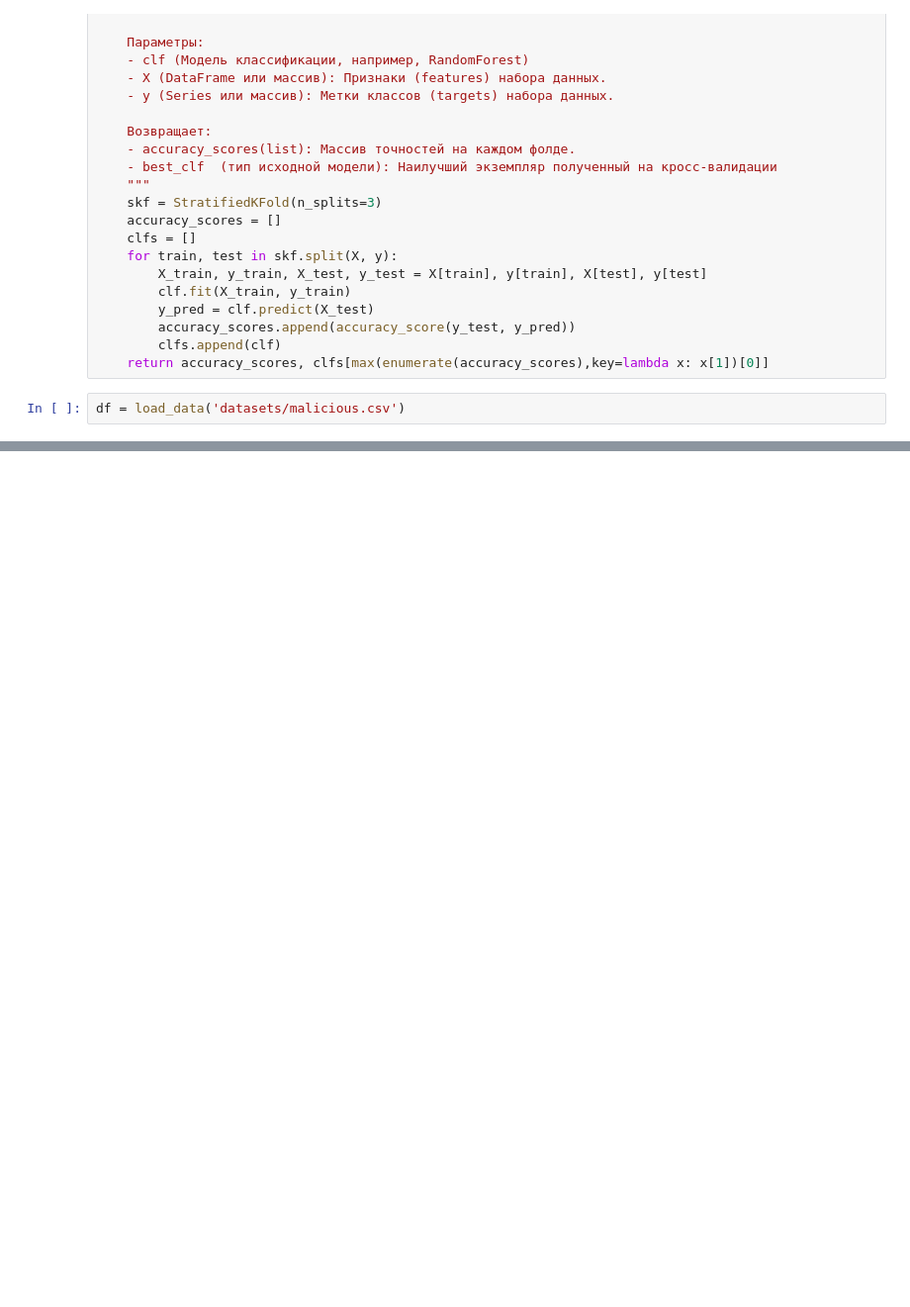
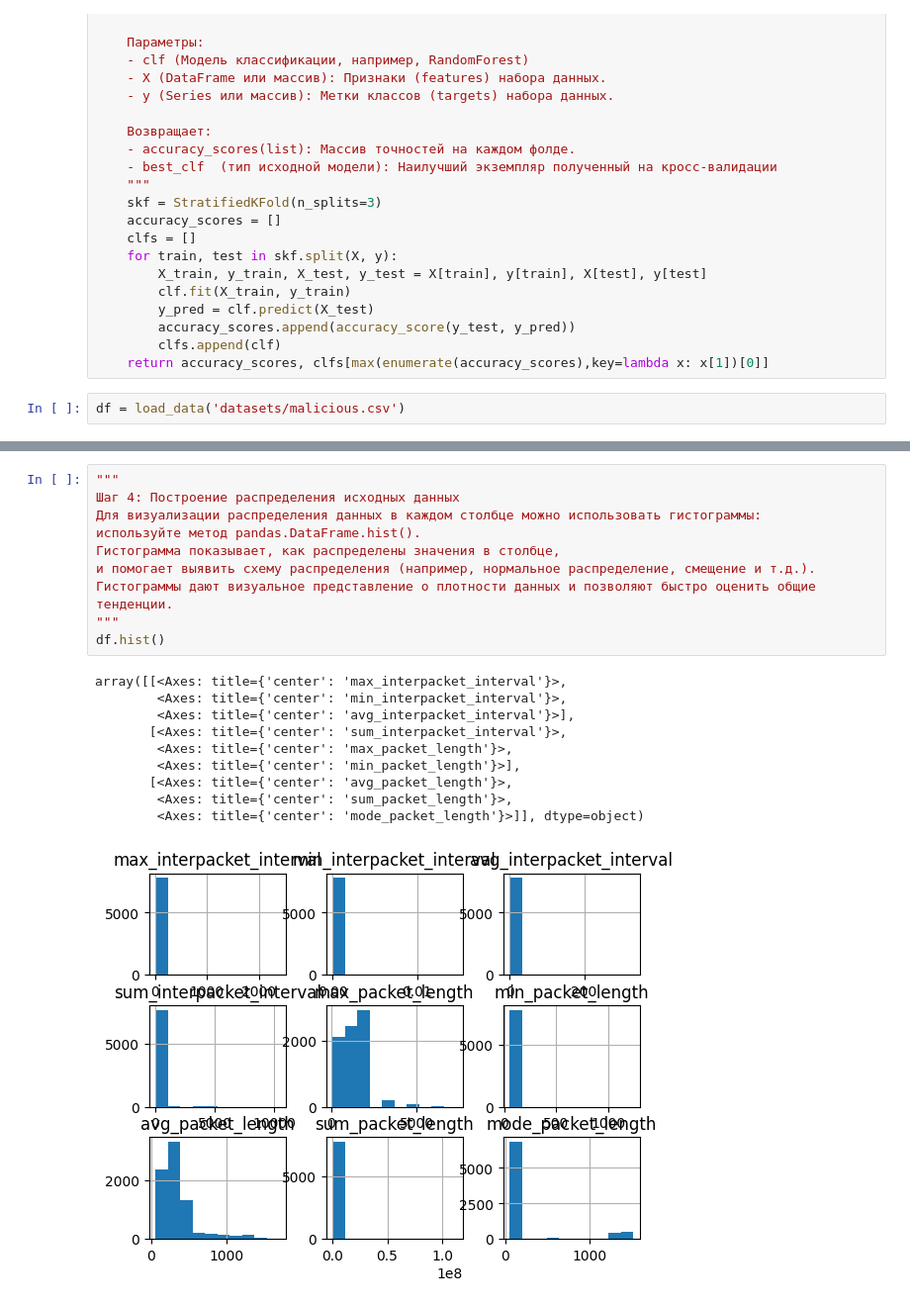
Before and after one commit to selvestro/mephi, a Jupyter notebook: TASK_1/_task1_me/task1.ipynb, the cells around one changed output, grey strips where cells are left out. Shown at 99% size. Drawn from its saved outputs; the diff is of its cells as text; blank space fills up the shorter version.

```diff
--- a/TASK_1/_task1_me/task1.ipynb
+++ b/TASK_1/_task1_me/task1.ipynb
@@ -160,0 +241,21 @@ df = load_data('datasets/malicious.csv')
+# %%
+"""
+Шаг 4: Построение распределения исходных данных
+Для визуализации распределения данных в каждом столбце можно использовать гистограммы:
+используйте метод pandas.DataFrame.hist().
+Гистограмма показывает, как распределены значения в столбце,
+и помогает выявить схему распределения (например, нормальное распределение, смещение и т.д.).
+Гистограммы дают визуальное представление о плотности данных и позволяют быстро оценить общие тенденции.
+"""
+df.hist()
+# %% [output]
+array([[<Axes: title={'center': 'max_interpacket_interval'}>,
+        <Axes: title={'center': 'min_interpacket_interval'}>,
+        <Axes: title={'center': 'avg_interpacket_interval'}>],
+       [<Axes: title={'center': 'sum_interpacket_interval'}>,
+        <Axes: title={'center': 'max_packet_length'}>,
+        <Axes: title={'center': 'min_packet_length'}>],
+       [<Axes: title={'center': 'avg_packet_length'}>,
+        <Axes: title={'center': 'sum_packet_length'}>,
+        <Axes: title={'center': 'mode_packet_length'}>]], dtype=object)
+[figure, added]
```
Also changed, not shown: parts of 18 cells of this notebook.
